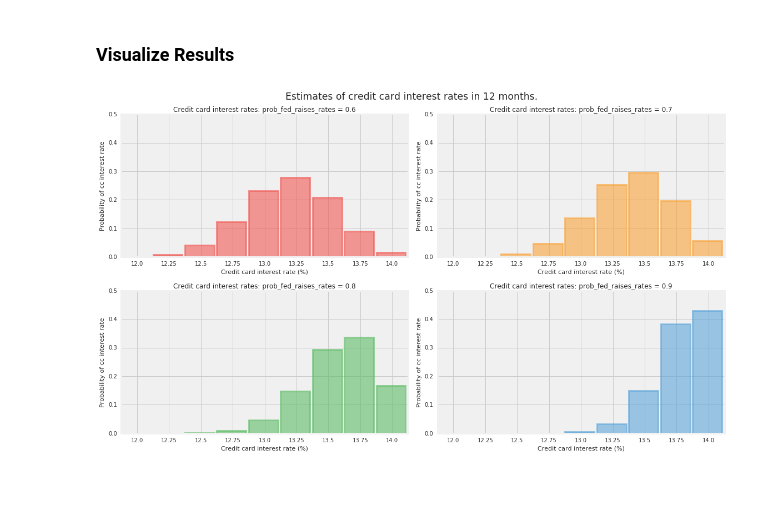
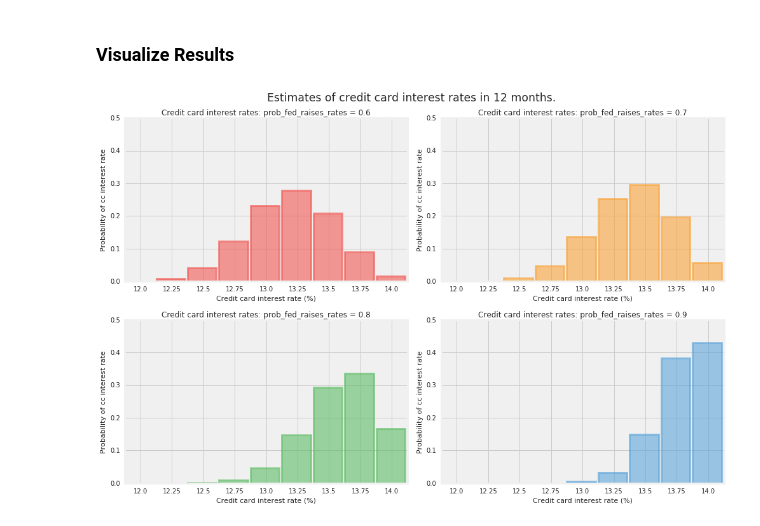
Before and after one commit to tensorflow/probability, a Jupyter notebook: tensorflow_probability/examples/jupyter_notebooks/Credit_Card_Interest.ipynb, the cells around one changed output. Saved outputs shown, nothing was run; the diff lists cells and outputs as text; code cells hidden in the pictures; blank space fills up the shorter version.

```diff
--- a/tensorflow_probability/examples/jupyter_notebooks/Credit_Card_Interest.ipynb
+++ b/tensorflow_probability/examples/jupyter_notebooks/Credit_Card_Interest.ipynb
@@ -206,27 +206,27 @@ prob_cc_interest_rate = tfd.Binomial(
 # %% [markdown]
 ### Visualize Results
 # %%
-plt.figure(figsize=(16, 9))
+plt.figure(figsize=(14, 9))
 for i, pf in enumerate(prob_fed_raises_rates_):
   plt.subplot(2, 2, i+1)
   plt.bar(possible_cc_interest_rates_,
           prob_cc_interest_rate_[i],
           color=TFColor[i],
           width=0.23,
           label="$p = {:.1f}$".format(pf[0]),
           alpha=0.6,
           edgecolor=TFColor[i],
           lw="3")
   plt.xticks(possible_cc_interest_rates_ + 0.125, possible_cc_interest_rates_)
-  plt.xlim(12, 14.25);
-  plt.ylim(0, 0.5);
+  plt.xlim(12, 14.25)
+  plt.ylim(0, 0.5)
   plt.ylabel("Probability of cc interest rate")
   plt.xlabel("Credit card interest rate (%)")
   plt.title("Credit card interest rates: "
             "prob_fed_raises_rates = {:.1f}".format(pf[0]));
   plt.suptitle("Estimates of credit card interest rates in 12 months.",
                fontsize="x-large",
                y=1.02)
   plt.tight_layout()
 # %% [output]
-[figure, old version]
+[figure, new version]
```
Also changed, not shown: 3 other files.
